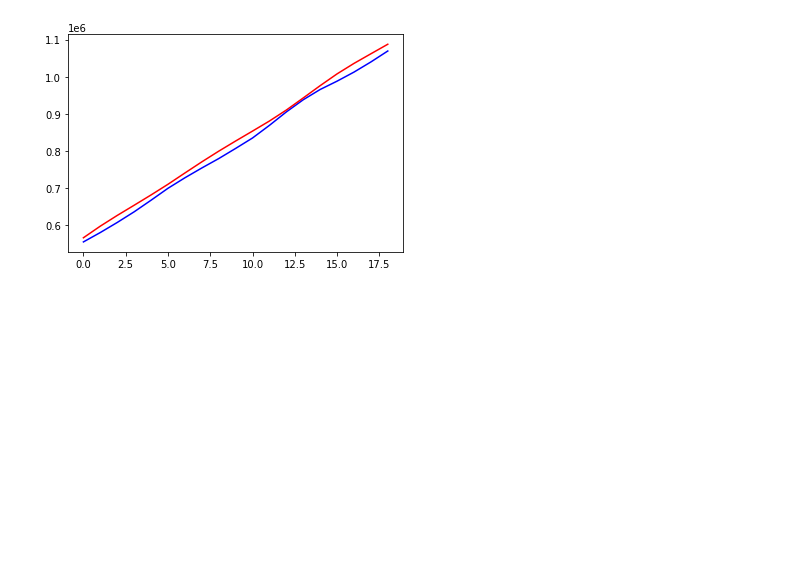
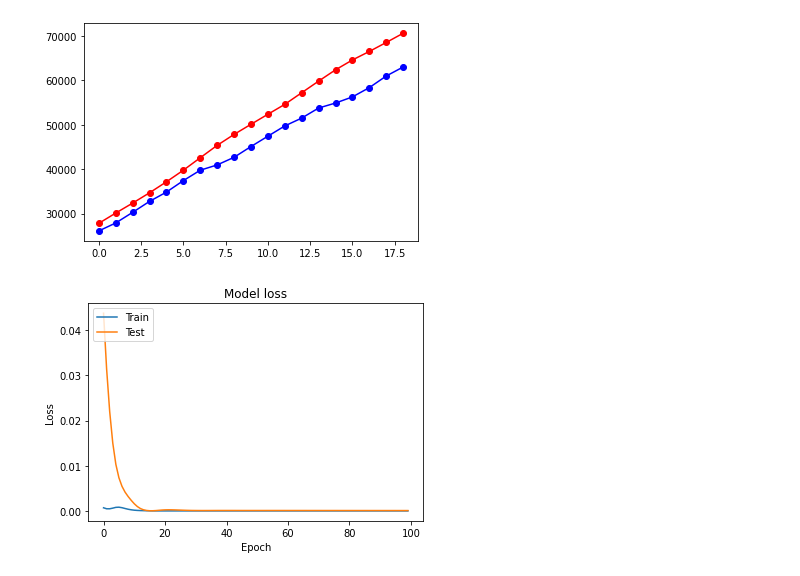
Before and after one commit to Elnifio/COMP562, a Jupyter notebook: FinalProject/covid_model.ipynb, the cells around one changed output. Cells and saved outputs as stored; diff of their text form; code cells hidden in the pictures; blank space fills up the shorter version.

Commit message:
Added New LSTM in covid_model

```diff
--- a/FinalProject/covid_model.ipynb
+++ b/FinalProject/covid_model.ipynb
@@ -49,6 +56,21 @@ def get_model(n_steps, n_features):
     model.compile(optimizer='adam', loss='mse', metrics=['mae', 'mse'])
     return model
 
+def get_lstm(n_steps, n_features):
+    model = Sequential()
+    model.add(LSTM(128, input_shape=(n_steps, n_features)))
+    model.add(Dense(1))
+    model.compile(optimizer = 'adam', loss='mse', metrics=['mae', 'mse'])
+    return model
+
+def get_stacked_lstm(n_steps, n_features):
+    model = Sequential()
+    model.add(LSTM(128, return_sequences=True, input_shape=(n_steps, n_features)))
+    model.add(LSTM(128, input_shape=(n_steps, n_features)))
+    model.add(Dense(1))
+    model.compile(optimizer = 'adam', loss='mse', metrics=['mae', 'mse'])
+    return model
+
 def evaluate_model(history):
     plt.plot(history.history['loss'])
     plt.plot(history.history['val_loss'])
@@ -59,22 +81,24 @@ def evaluate_model(history):
     plt.show()
 
 def plot_test(y, y_hat):
-    plt.plot(y, 'b')
-    plt.plot(y_hat, 'r')
+    plt.plot(y, 'bo-', label='Actual')
+    plt.plot(y_hat, 'ro-', label='Predicted')
     plt.show()
 # %%
 # Settings
 n_steps = 5
 n_features = 1
-tr_split = 0.8
+tr_split = .8
 # %%
 # Get it
 X_train, X_test, Y_train, Y_test = get_dataset(dataset, n_steps, tr_split, False)
-m = get_model(n_steps, n_features)
+cnn = get_model(n_steps, n_features)
+lstm = get_lstm(n_steps, n_features)
+slstm = get_stacked_lstm(n_steps, n_features)
 # %%
 # Fit it
-history = m.fit(X_train, Y_train,
-               epochs=1000,
-               validation_split=0.1,
-               verbose=0,
-               shuffle=False)
+cnnhistory = cnn.fit(X_train, Y_train,
+                       epochs=100,
+                       validation_split=0.1,
+                       verbose=0,
+                       shuffle=False)
@@ -86,6 +132,9 @@ Loss: 0.000 | MAE: 0.014 | MSE: 0.000
 # %%
-preds = scaler.inverse_transform(m.predict(X_test))
 ys    = scaler.inverse_transform(Y_test.reshape(len(Y_test), 1))
-plot_test(ys, preds)
-# %% [output]
-[figure, removed]
+# %%
+cpreds = scaler.inverse_transform(cnn.predict(X_test))
+plot_test(ys, cpreds)
+evaluate_model(cnnhistory)
+# %% [output]
+[figure, added]
+[figure, added]
```
Also changed, not shown: parts of 10 cells of this notebook, 2 other files.
